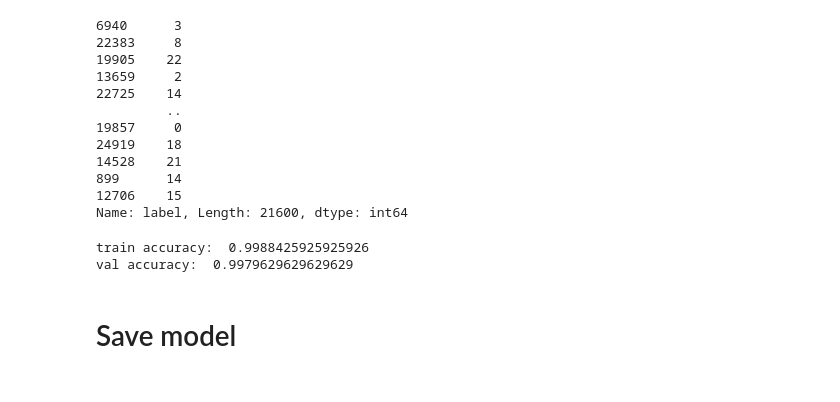
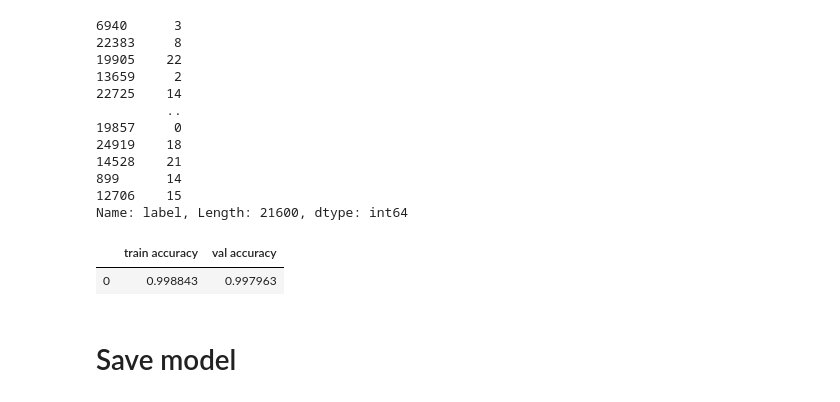
Before and after one commit to felixnguyen678/Statistical-Inference-Project, a Jupyter notebook: Logistic regression/main.ipynb, the cells around one changed output. Saved outputs shown, nothing was run; the diff lists cells and outputs as text; code cells hidden in the pictures.

```diff
--- a/Logistic regression/main.ipynb
+++ b/Logistic regression/main.ipynb
@@ -100,11 +126,14 @@ Y_train
 Name: label, Length: 21600, dtype: int64
 # %%
 from sklearn.metrics import accuracy_score
-print("train accuracy: ", accuracy_score(model.predict(X_train), Y_train))
-print("val accuracy: ", accuracy_score(model.predict(X_val), Y_val))
+
+pd.DataFrame({
+    "train accuracy": [accuracy_score(model.predict(X_train), Y_train)],
+    "val accuracy": [accuracy_score(model.predict(X_val), Y_val)]
+})
 # %% [output]
-train accuracy:  0.9988425925925926
-val accuracy:  0.9979629629629629
+|  | train accuracy | val accuracy |
+| 0 | 0.998843 | 0.997963 |
 # %% [markdown]
 # Save model
 # %%
```
Also changed, not shown: parts of 6 cells of this notebook, 1 other file.
